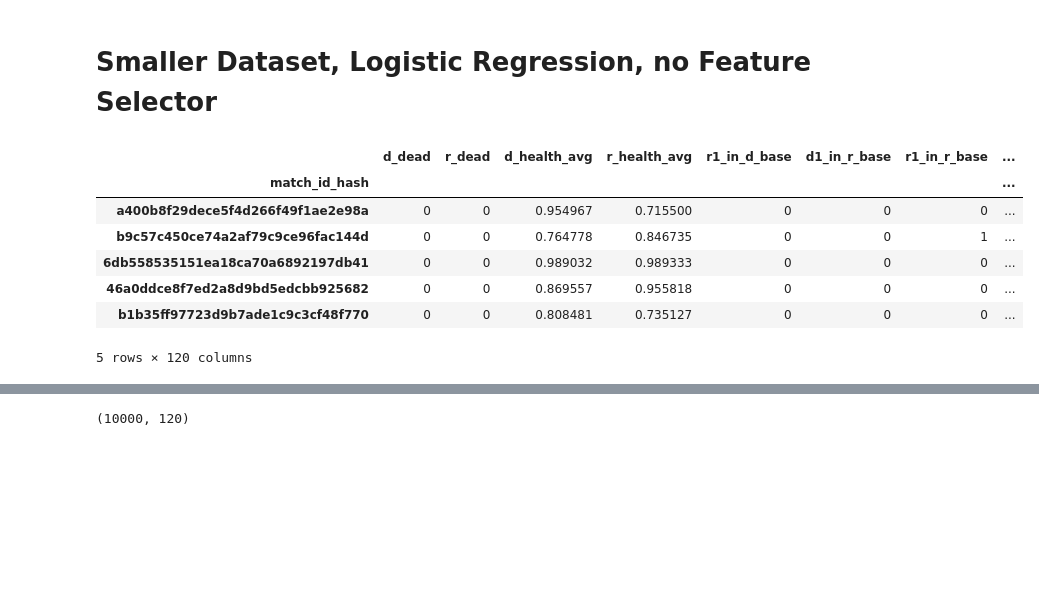
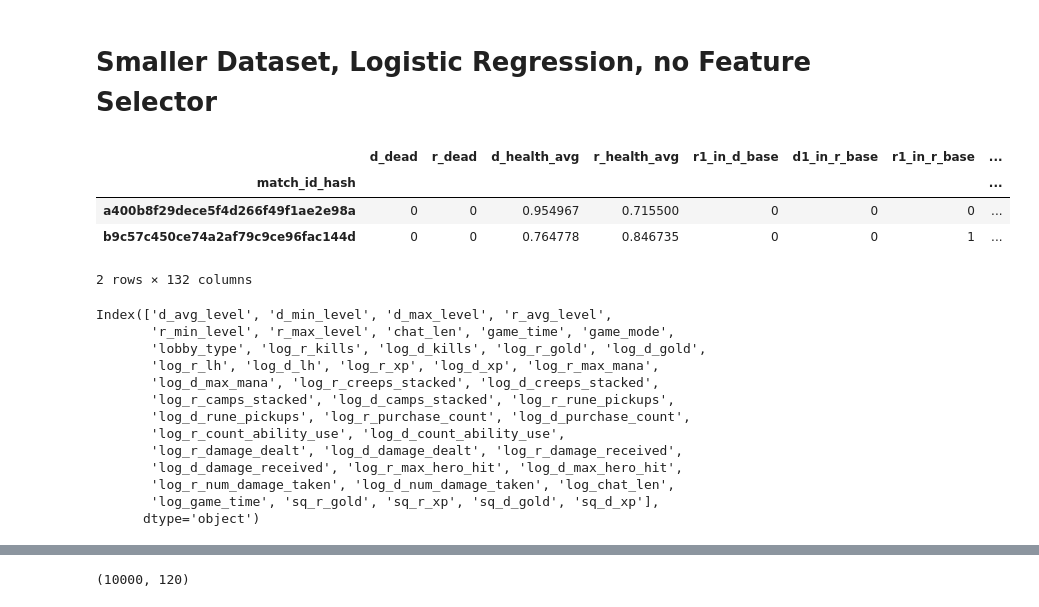
Before and after one commit to tankonst/game_winner_binary_classifier, a Jupyter notebook: Log_reg_tk.ipynb, the cells around one changed output, grey strips where cells are left out. Cells and saved outputs as stored; diff of their text form; code cells hidden in the pictures; blank space fills up the shorter version.

```diff
--- a/Log_reg_tk.ipynb
+++ b/Log_reg_tk.ipynb
@@ -154,22 +154,35 @@ Submission saved to submission_2019-11-15_18-32-42.csv
 # %%
 data_log_reg = pd.read_csv(r'C:\Users\Tatiana\Documents\Programming\MLcourse competition\new_feat_train_small.csv', index_col ='match_id_hash')
 
 # #small set
 #data = pd.read_csv(r'C:\Users\Tatiana\Documents\Programming\MLcourse competition\new_feat_train_small.csv', index_col ='match_id_hash')
 target = pd.read_csv(r'C:\Users\Tatiana\Documents\Programming\MLcourse competition\train_targets.csv', index_col = 'match_id_hash')
 y = target['radiant_win']
 y = y.apply(lambda x: int(x))
 # data = data.drop(columns = ['positions'])
-data_log_reg.head()
+data_log_reg.head(2)
 # %% [output]
 |  | d_dead | r_dead | d_health_avg | r_health_avg | r1_in_d_base | d1_in_r_base | r1_in_r_base | ... |
 | match_id_hash |  |  |  |  |  |  |  | ... |
 | a400b8f29dece5f4d266f49f1ae2e98a | 0 | 0 | 0.954967 | 0.715500 | 0 | 0 | 0 | ... |
 | b9c57c450ce74a2af79c9ce96fac144d | 0 | 0 | 0.764778 | 0.846735 | 0 | 0 | 1 | ... |
-| 6db558535151ea18ca70a6892197db41 | 0 | 0 | 0.989032 | 0.989333 | 0 | 0 | 0 | ... |
-| 46a0ddce8f7ed2a8d9bd5edcbb925682 | 0 | 0 | 0.869557 | 0.955818 | 0 | 0 | 0 | ... |
-| b1b35ff97723d9b7ade1c9c3cf48f770 | 0 | 0 | 0.808481 | 0.735127 | 0 | 0 | 0 | ... |
-5 rows × 120 columns
+2 rows × 132 columns
+# %%
+data_log_reg.columns[80:]
+# %% [output]
+Index(['d_avg_level', 'd_min_level', 'd_max_level', 'r_avg_level',
+       'r_min_level', 'r_max_level', 'chat_len', 'game_time', 'game_mode',
+       'lobby_type', 'log_r_kills', 'log_d_kills', 'log_r_gold', 'log_d_gold',
+       'log_r_lh', 'log_d_lh', 'log_r_xp', 'log_d_xp', 'log_r_max_mana',
+       'log_d_max_mana', 'log_r_creeps_stacked', 'log_d_creeps_stacked',
+       'log_r_camps_stacked', 'log_d_camps_stacked', 'log_r_rune_pickups',
+       'log_d_rune_pickups', 'log_r_purchase_count', 'log_d_purchase_count',
+       'log_r_count_ability_use', 'log_d_count_ability_use',
+       'log_r_damage_dealt', 'log_d_damage_dealt', 'log_r_damage_received',
+       'log_d_damage_received', 'log_r_max_hero_hit', 'log_d_max_hero_hit',
+       'log_r_num_damage_taken', 'log_d_num_damage_taken', 'log_chat_len',
+       'log_game_time', 'sq_r_gold', 'sq_r_xp', 'sq_d_gold', 'sq_d_xp'],
+      dtype='object')
 # %%
 # smaller dataset
 
```
Also changed, not shown: parts of 18 cells of this notebook, 5 other files.
